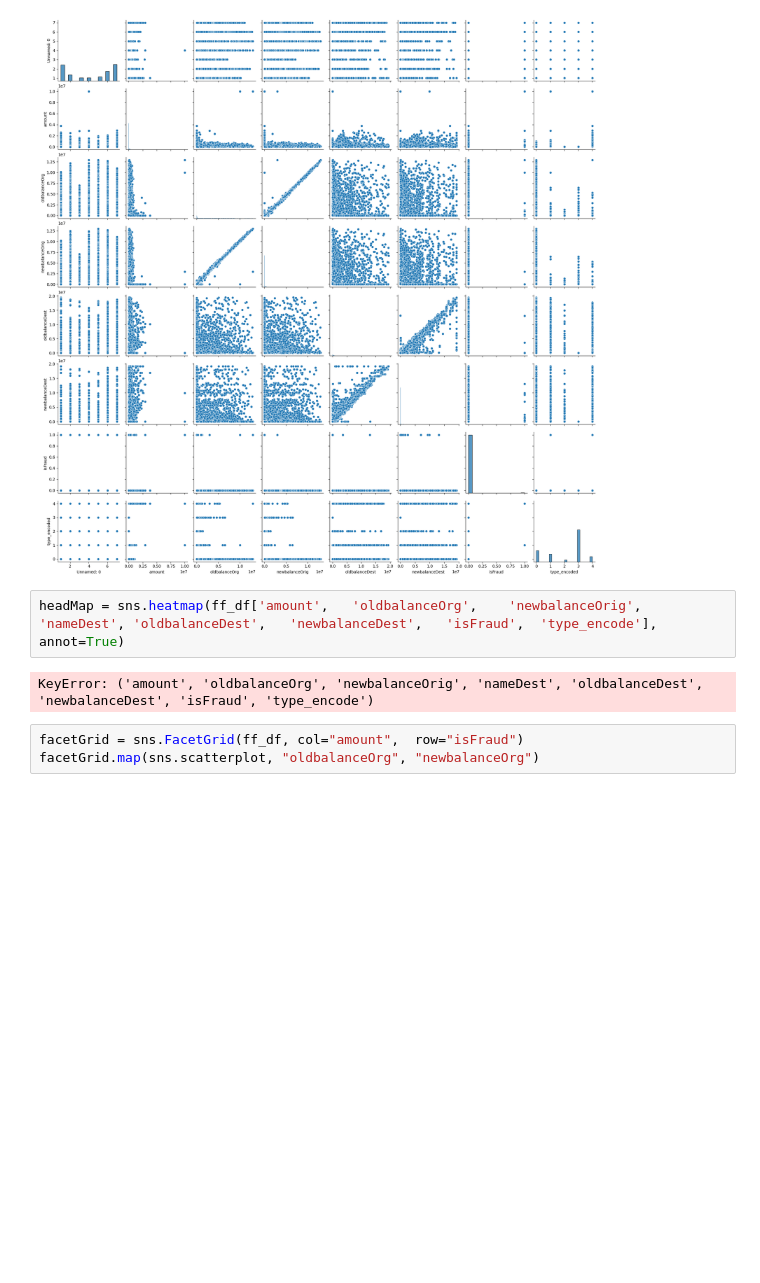
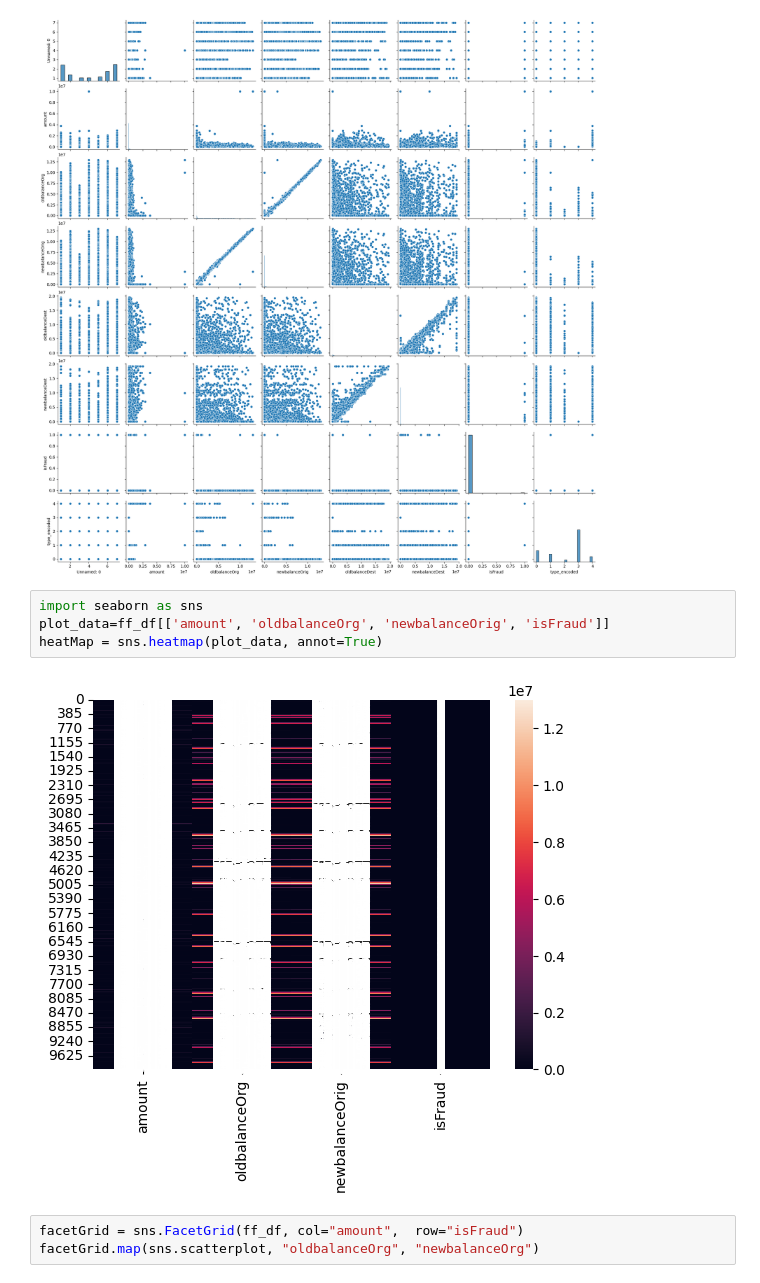
Before and after one commit to Dshah0623/Financial-Fraud-Detection, a Jupyter notebook: FinancialFraudDetection.ipynb, the cells around one changed output. Cells and saved outputs as stored; diff of their text form; blank space fills up the shorter version.

Commit message:
Visualization

```diff
--- a/FinancialFraudDetection.ipynb
+++ b/FinancialFraudDetection.ipynb
@@ -56,9 +56,11 @@ sns.pairplot(ff_df)
 <seaborn.axisgrid.PairGrid at 0x...>
 [figure]
 # %%
-headMap = sns.heatmap(ff_df['amount',	'oldbalanceOrg',	'newbalanceOrig',	'nameDest',	'oldbalanceDest',	'newbalanceDest',	'isFraud',	'type_encode'], annot=True)
+import seaborn as sns
+plot_data=ff_df[['amount', 'oldbalanceOrg', 'newbalanceOrig', 'isFraud']]
+heatMap = sns.heatmap(plot_data, annot=True)
 # %% [output]
-KeyError: ('amount', 'oldbalanceOrg', 'newbalanceOrig', 'nameDest', 'oldbalanceDest', 'newbalanceDest', 'isFraud', 'type_encode')
+[figure, added]
 # %%
 facetGrid = sns.FacetGrid(ff_df, col="amount",  row="isFraud")
 facetGrid.map(sns.scatterplot, "oldbalanceOrg", "newbalanceOrg")
```
